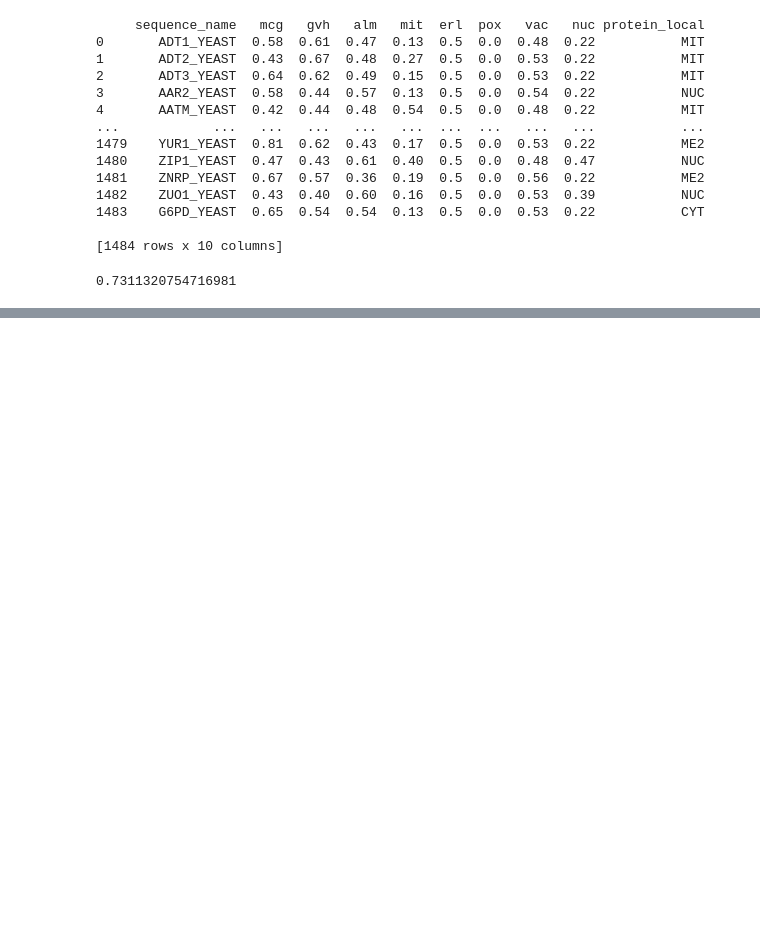
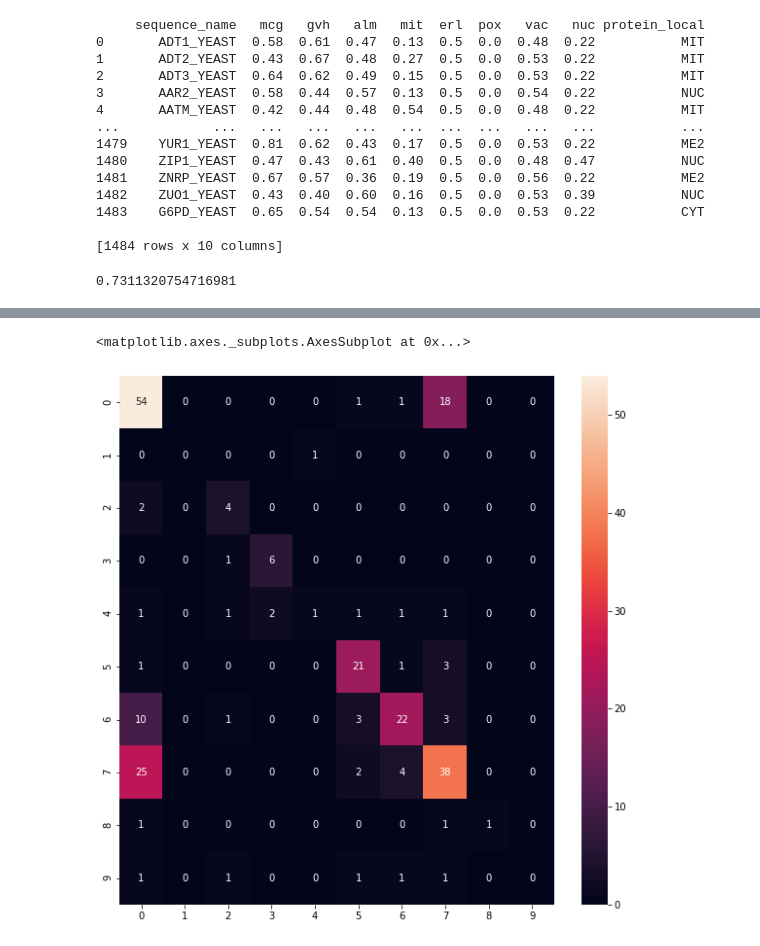
Before and after one commit to johnnyy/ML-EQUIPE-6, a Jupyter notebook: Questao2/baysean_classifier_knn.ipynb, the cells around one changed output, grey strips where cells are left out. Cells and saved outputs as stored; diff of their text form; code cells hidden in the pictures; blank space fills up the shorter version.

```diff
--- a/Questao2/baysean_classifier_knn.ipynb
+++ b/Questao2/baysean_classifier_knn.ipynb
@@ -102,0 +172,21 @@ Mean accuracy:  0.5525707525707526
+# %%
+from sklearn.linear_model import LogisticRegression
+from sklearn.metrics import confusion_matrix
+import matplotlib.pyplot as plt
+import seaborn as sns
+
+fig, ax = plt.subplots(figsize=(10,10))
+
+X_train, X_test, y_train, y_test = train_test_split(X_train, y_train, random_state = 23, test_size=0.2, stratify=y_train)
+
+neigh = KNeighborsClassifier(n_neighbors=21)
+neigh.fit(X_train, y_train)
+
+knn_predict = neigh.predict(X_test)
+
+cf_matrix = confusion_matrix(y_test, knn_predict)
+
+sns.heatmap(cf_matrix, annot=True)
+# %% [output]
+<matplotlib.axes._subplots.AxesSubplot at 0x...>
+[figure, added]
```
Also changed, not shown: parts of 3 cells of this notebook, 4 other files.
